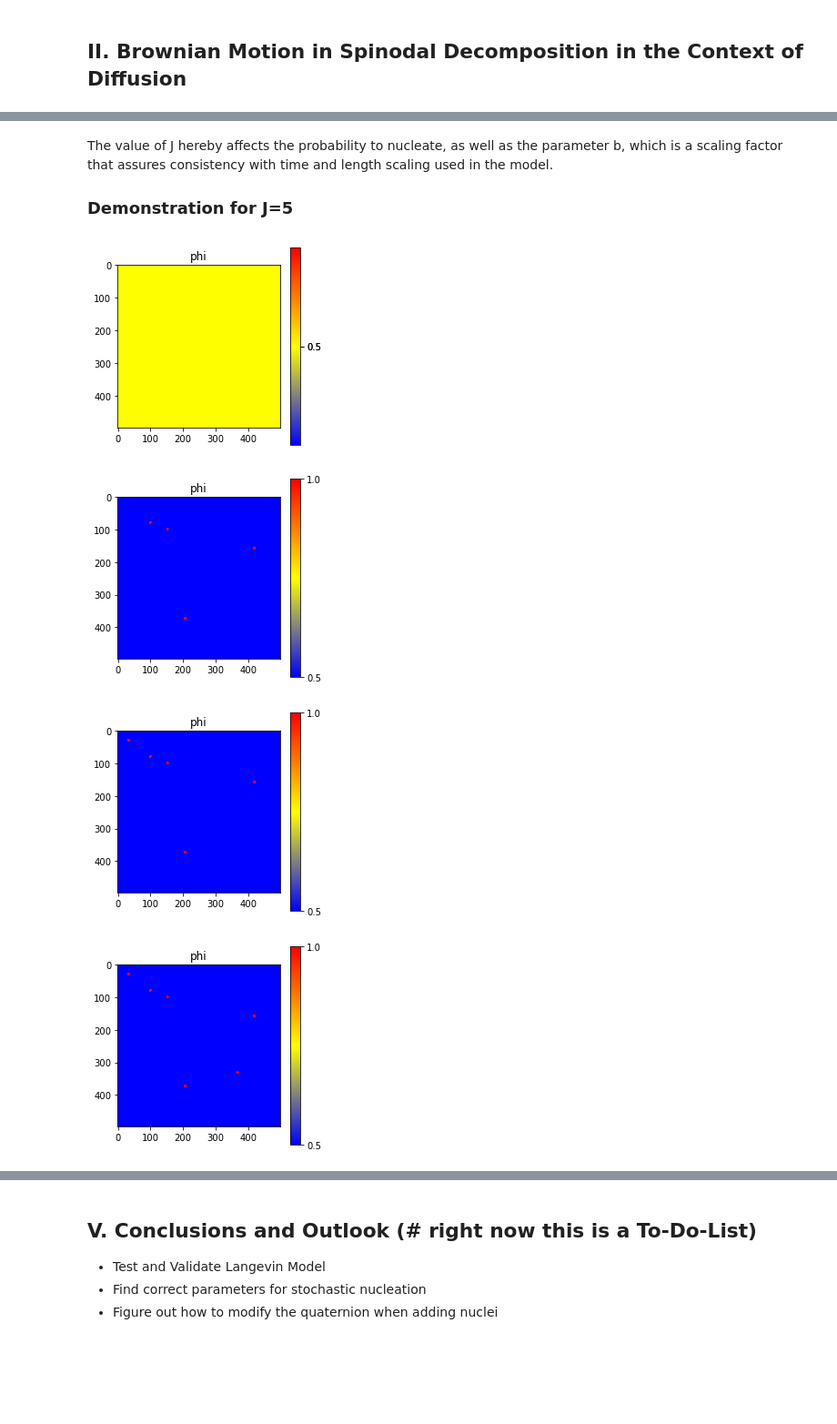
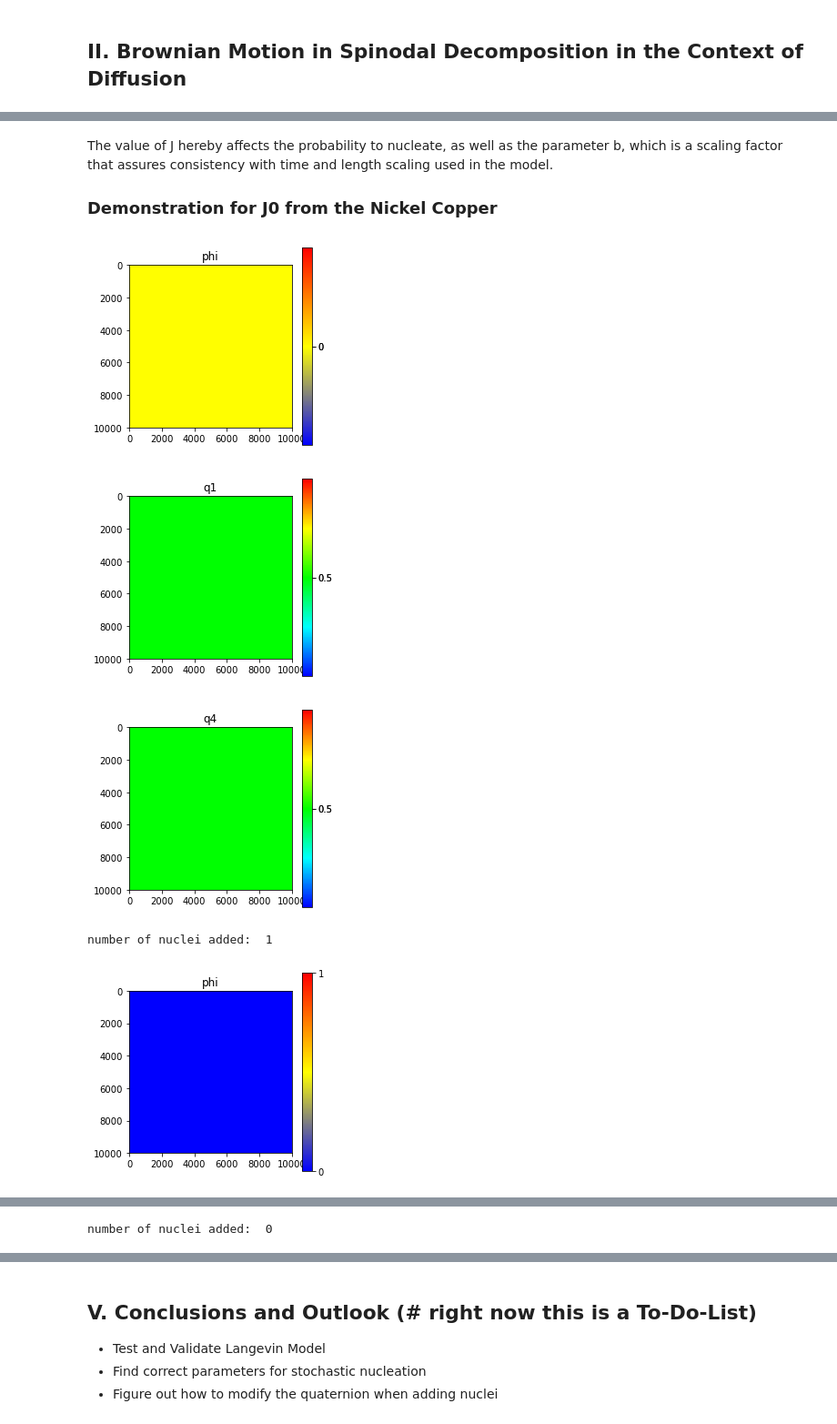
Before and after one commit to AdditiveModeling/noise, a Jupyter notebook: Noise in Phase Field Modelling.ipynb, the cells around one changed output, grey strips where cells are left out. Shown at 91% size. Drawn from its saved outputs; the diff is of its cells as text; code cells hidden in the pictures; blank space fills up the shorter version.

```diff
--- a/Noise in Phase Field Modelling.ipynb
+++ b/Noise in Phase Field Modelling.ipynb
@@ -227,14 +267,35 @@ def add_nuclei(phi, J, b, size):
+# %%
+def add_nuclei(phi, q1, q4, p11, size):
+    random=np.random.random((size, size))
+    nuclei_centers=np.argwhere(random<p11)
+    print('number of nuclei added: ',len(nuclei_centers))
+    for center in nuclei_centers:
+        angle=np.random.random()
+        for i in range((int)(center[0]-5), (int)(center[0]+5)):
+            for j in range((int)(center[1]-5), (int)(center[1]+5)):
+                if (i>=0 and i<size and j<size and j>=0):
+                    if((i-center[0])*(i-center[0])+(j-center[1])*(j-center[1]) < 25):
+                        if(phi[i][j]<0.2):
+                            phi[i][j] = 1
+                            q1[i][j] = np.cos(angle*2*np.pi)
+                            q4[i][j] = np.sin(angle*2*np.pi)
+    return phi, q1, q4
 # %% [markdown]
 The value of J hereby affects the probability to nucleate, as well as the parameter b, which is a scaling factor that assures consistency with time and length scaling used in the model.
-### Demonstration for J=5
+### Demonstration for J0 from the Nickel Copper
-# %%
-phinew=np.full((500, 500), 0.5)
-plotImages(phinew)
-for i in range(3):
-    phinew=add_nuclei(phinew, 5, 2, 500)
-    plotImages(phinew)
-# %% [output]
-[figure, removed]
-[figure, removed]
-[figure, removed]
-[figure, removed]
+# %%
+dt=1
+y1,p11=find_Pn(Tm, 1574, Q, dt)
+size=10**3
+phinew=np.full((size, size), 0)
+q1new=np.full((size, size), 0.5)
+q4new=np.full((size, size), 0.5)
+for i in range(2):
+    plotImages_q(phinew, q1new, q4new)
+    phinew, q1new, q4new=add_nuclei(phinew,q1new,q4new, p11, 200)
+# %% [output]
+[figure, added]
+[figure, added]
+[figure, added]
+number of nuclei added:  1
+[figure, added]
@@ -241 +304,2 @@ for i in range(3):
+number of nuclei added:  0
 # %% [markdown]
```
Also changed, not shown: parts of 25 cells of this notebook, 3 other files.
